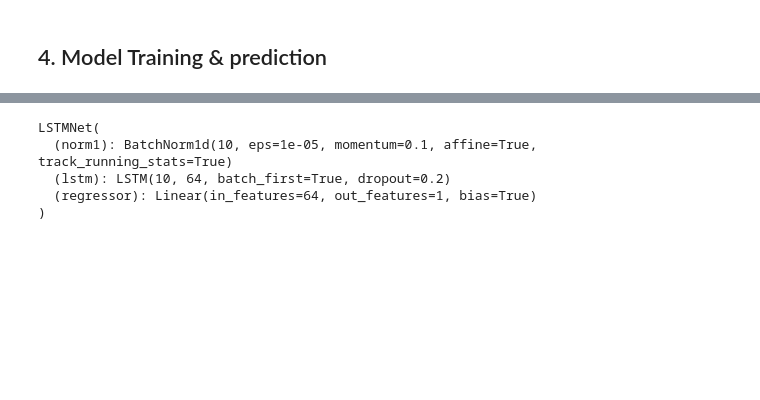
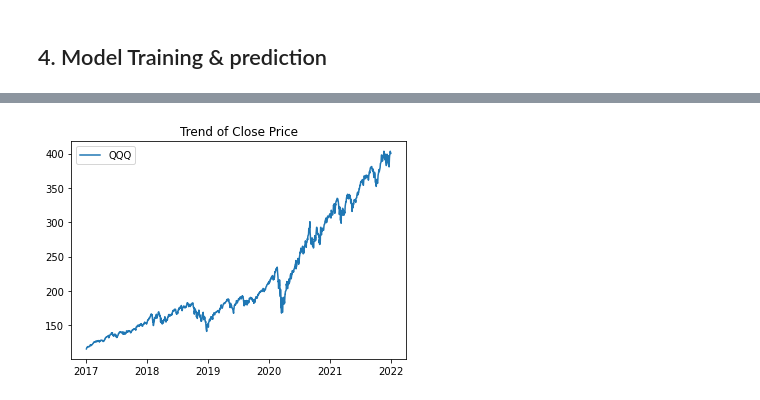
Before and after one commit to mhfong/fyp-ai, a Jupyter notebook: Model.ipynb, the cells around one changed output, grey strips where cells are left out. Cells and saved outputs as stored; diff of their text form; code cells hidden in the pictures; blank space fills up the shorter version.

```diff
--- a/Model.ipynb
+++ b/Model.ipynb
@@ -314,8 +314,9 @@ a = train_main(net, train_set, val_set, loss_fn, batch_size, lr, n_epoch)
 # %%
-net
+
+plt.plot(qqq_df, label='QQQ')
+plt.title('Trend of Close Price')
+#plt.xticks(rotation=100)
+plt.legend()
+plt.show()
 # %% [output]
-LSTMNet(
-  (norm1): BatchNorm1d(10, eps=1e-05, momentum=0.1, affine=True, track_running_stats=True)
-  (lstm): LSTM(10, 64, batch_first=True, dropout=0.2)
-  (regressor): Linear(in_features=64, out_features=1, bias=True)
-)
+[figure, added]
```
Also changed, not shown: parts of 6 cells of this notebook, 25 other files.
